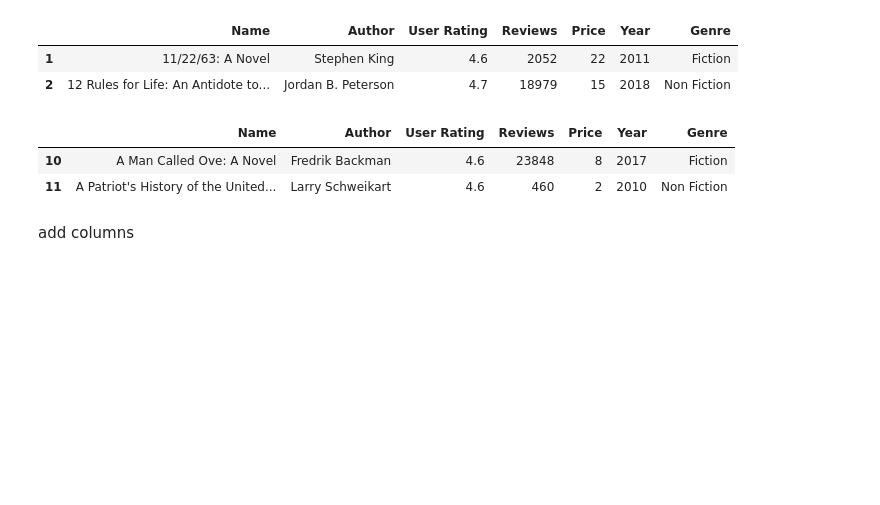
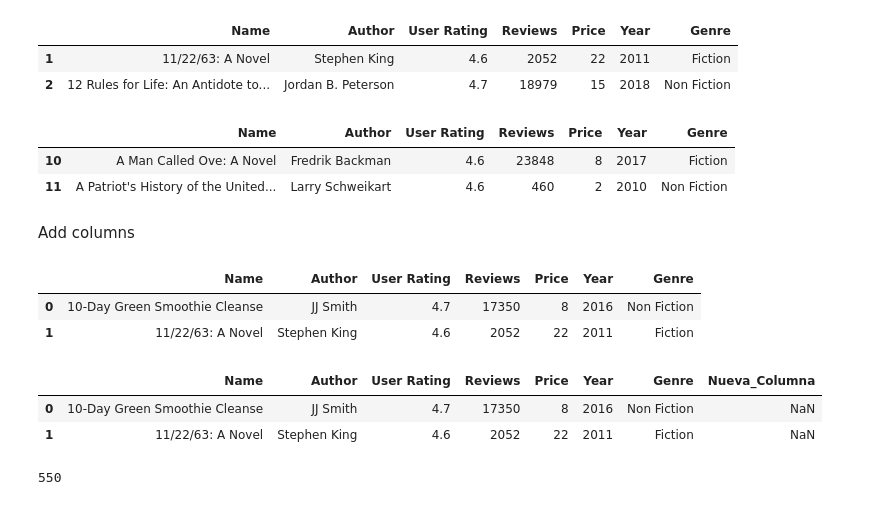
Before and after one commit to beto321/pandas_numpy, a Jupyter notebook: agregar_eliminar.ipynb, the cells around one changed output. Saved outputs shown, nothing was run; the diff lists cells and outputs as text; code cells hidden in the pictures; blank space fills up the shorter version.

```diff
--- a/agregar_eliminar.ipynb
+++ b/agregar_eliminar.ipynb
@@ -64,4 +65,21 @@ df_books.drop(range(0,10),axis=0).head(2)
 | 10 | A Man Called Ove: A Novel | Fredrik Backman | 4.6 | 23848 | 8 | 2017 | Fiction |
 | 11 | A Patriot's History of the United... | Larry Schweikart | 4.6 | 460 | 2 | 2010 | Non Fiction |
 # %% [markdown]
-add columns
+Add columns
+# %%
+df_books.head(2)
+# %% [output]
+|  | Name | Author | User Rating | Reviews | Price | Year | Genre |
+| 0 | 10-Day Green Smoothie Cleanse | JJ Smith | 4.7 | 17350 | 8 | 2016 | Non Fiction |
+| 1 | 11/22/63: A Novel | Stephen King | 4.6 | 2052 | 22 | 2011 | Fiction |
+# %%
+df_books['Nueva_Columna']=np.nan  #nan creates a non numeric column
+df_books.head(2)
+# %% [output]
+|  | Name | Author | User Rating | Reviews | Price | Year | Genre | Nueva_Columna |
+| 0 | 10-Day Green Smoothie Cleanse | JJ Smith | 4.7 | 17350 | 8 | 2016 | Non Fiction | NaN |
+| 1 | 11/22/63: A Novel | Stephen King | 4.6 | 2052 | 22 | 2011 | Fiction | NaN |
+# %%
+df_books.shape[0]
+# %% [output]
+550
```
Also changed, not shown: parts of 6 cells of this notebook, 3 other files.
